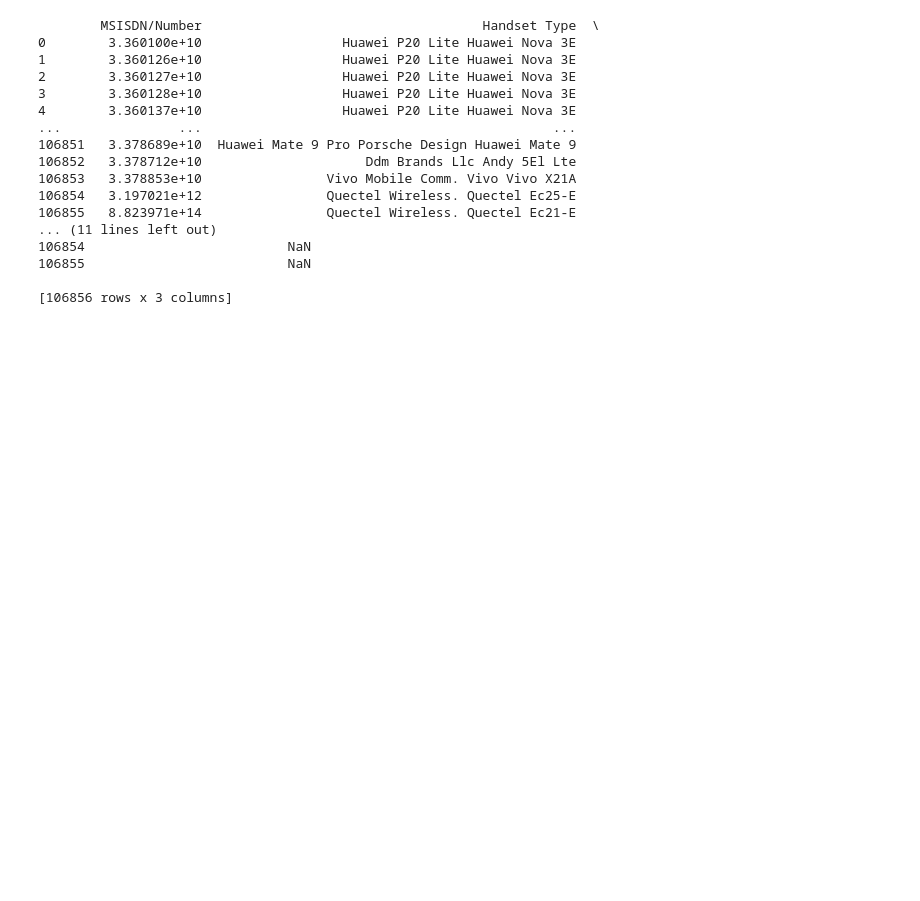
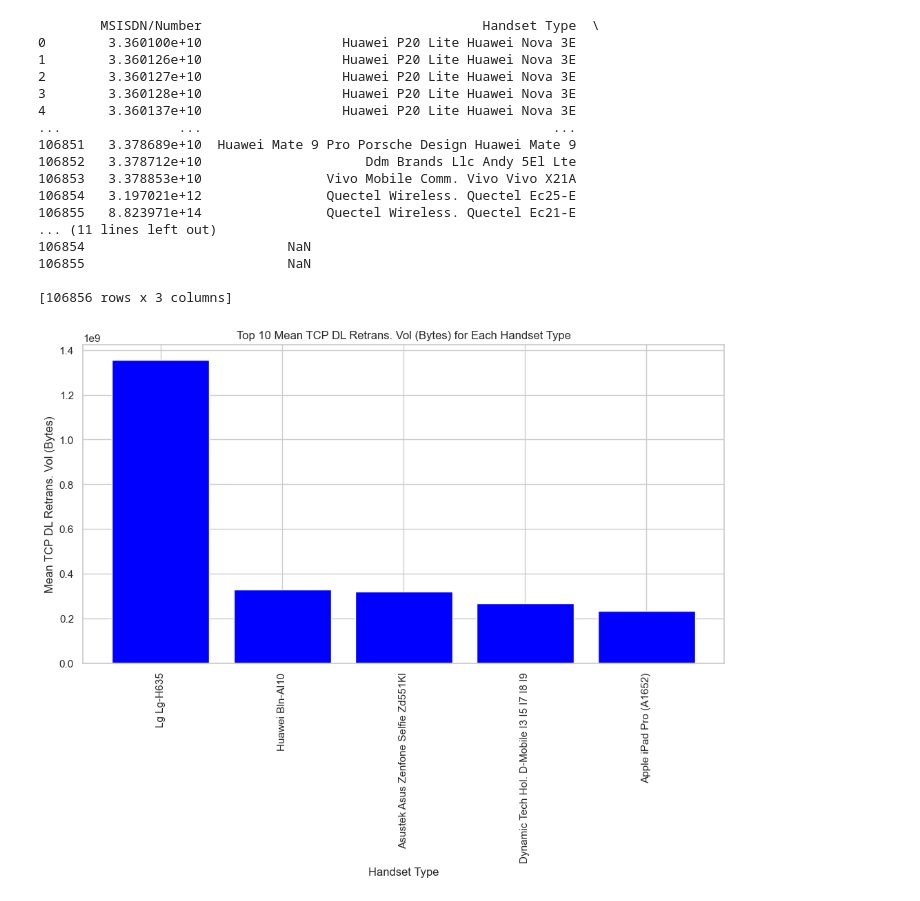
Before and after one commit to AbelBekele/10-Academy-Week-1, a Jupyter notebook: EDA Notebooks/Users' experience analytics.ipynb, the cells around one changed output. Saved outputs shown, nothing was run; the diff lists cells and outputs as text; code cells hidden in the pictures; blank space fills up the shorter version.

```diff
--- a/EDA Notebooks/Users' experience analytics.ipynb
+++ b/EDA Notebooks/Users' experience analytics.ipynb
@@ -417,3 +505,25 @@ print(merged_data)
 106855                          NaN
 
 [106856 rows x 3 columns]
+# %%
+# Select the top 10 records based on mean TCP DL Retrans. Vol (Bytes)
+top_10_mean_tcp_values = merged_data.nlargest(10, 'TCP DL Retrans. Vol (Bytes)')
+
+# Plotting using Matplotlib
+plt.figure(figsize=(12, 6))
+
+# Bar plot for top 10 mean TCP DL Retrans. Vol (Bytes) grouped by Handset Type
+plt.bar(top_10_mean_tcp_values['Handset Type'], top_10_mean_tcp_values['TCP DL Retrans. Vol (Bytes)'], color='blue')
+
+# Set labels and title
+plt.xlabel('Handset Type')
+plt.ylabel('Mean TCP DL Retrans. Vol (Bytes)')
+plt.title('Top 10 Mean TCP DL Retrans. Vol (Bytes) for Each Handset Type')
+
+# Rotate x-axis labels for better readability
+plt.xticks(rotation=90)
+
+# Show the plot
+plt.show()
+# %% [output]
+[figure, added]
```
Also changed, not shown: parts of 6 cells of this notebook, 2 other files.
